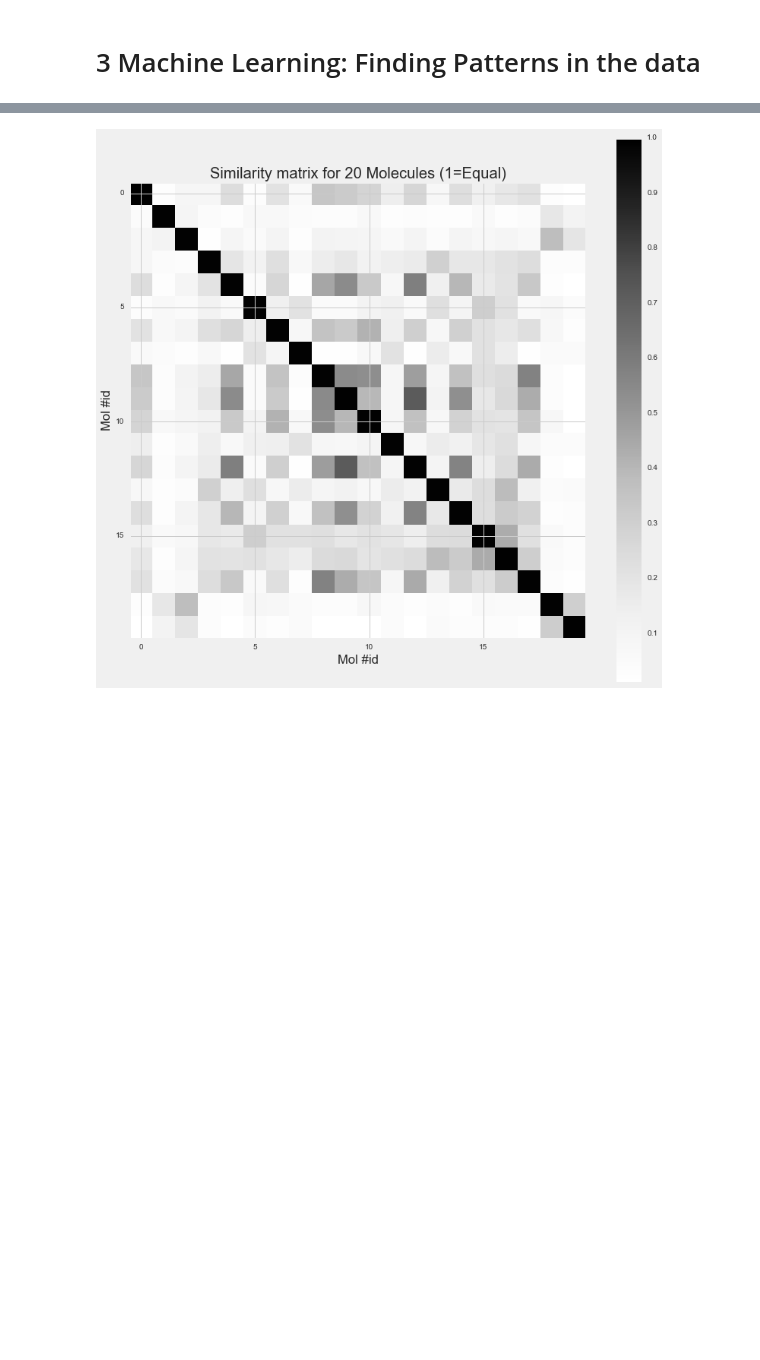
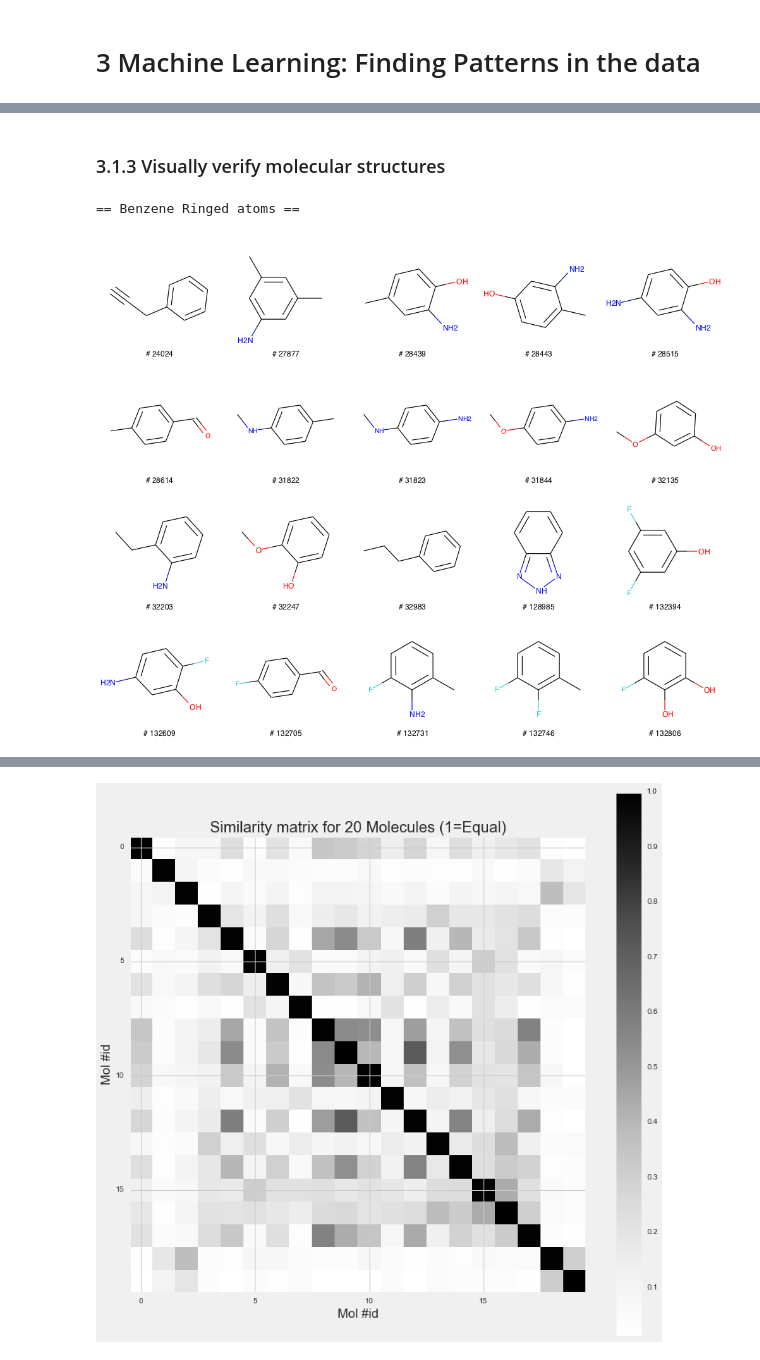
Before and after one commit to beangoben/dataDrivenChemistry, a Jupyter notebook: sanchezlengeling_b_project.ipynb, the cells around one changed output, grey strips where cells are left out. Cells and saved outputs as stored; diff of their text form; code cells hidden in the pictures; blank space fills up the shorter version.

```diff
--- a/sanchezlengeling_b_project.ipynb
+++ b/sanchezlengeling_b_project.ipynb
@@ -701,0 +696,12 @@ subdf=subdf[interest]
+# %%
+#get Ring Data
+def getRingData( row ):
+    mol=Chem.MolFromSmiles(row['SMILES'])
+    if mol is None:
+        numRing=0
+    else:
+        numRing=len(mol.GetAromaticAtoms())
+    return numRing
+
+#apply function to each row
+df['ringNum']=df.apply(getRingData, axis=1)
@@ -701,0 +746,17 @@ subdf=subdf[interest]
+# %%
+subdf=df[df['rotType']=='Asym']
+# divide classes
+ringdf=subdf[subdf['benzene']]
+sampleSize=min(ringdf.shape[0],500);
+if nMatched > 500:
+    ringdf=ringdf[ringdf['dbindex'].isin(random.sample(ringdf['dbindex'], sampleSize))]
+
+candidates=np.logical_and(np.logical_and(~subdf['benzene'],subdf['numAtoms'] >=11 ),
+                          subdf['ringNum'] == 0)
+noRingdf=subdf[ candidates]
+noRingdf=noRingdf[noRingdf['dbindex'].isin(random.sample(noRingdf['dbindex'], sampleSize)) ]
+
+# merge both data frames
+subdf=pd.concat([ringdf,noRingdf])
+print(subdf.shape)
+subdf.head()
@@ -701,0 +772,14 @@ subdf=subdf[interest]
+# %% [markdown]
+### 3.1.3 Visually verify molecular structures
+# %%
+sampleSize=20;
+smalldf=subdf[subdf['benzene']]
+smalldf=smalldf[smalldf['dbindex'].isin(random.sample(smalldf['dbindex'], sampleSize))]
+
+mols = [ Chem.MolFromSmiles(row['SMILES']) for indx, row in smalldf.iterrows() ]
+print("== Benzene Ringed atoms ==")
+names=["# %d "%(row['dbindex']) for indx, row in smalldf.iterrows() ]
+Draw.MolsToGridImage( mols, molsPerRow=5, legends=names)
+# %% [output]
+== Benzene Ringed atoms ==
+[figure, added]
```
Also changed, not shown: parts of 27 cells of this notebook, 1 other file.
